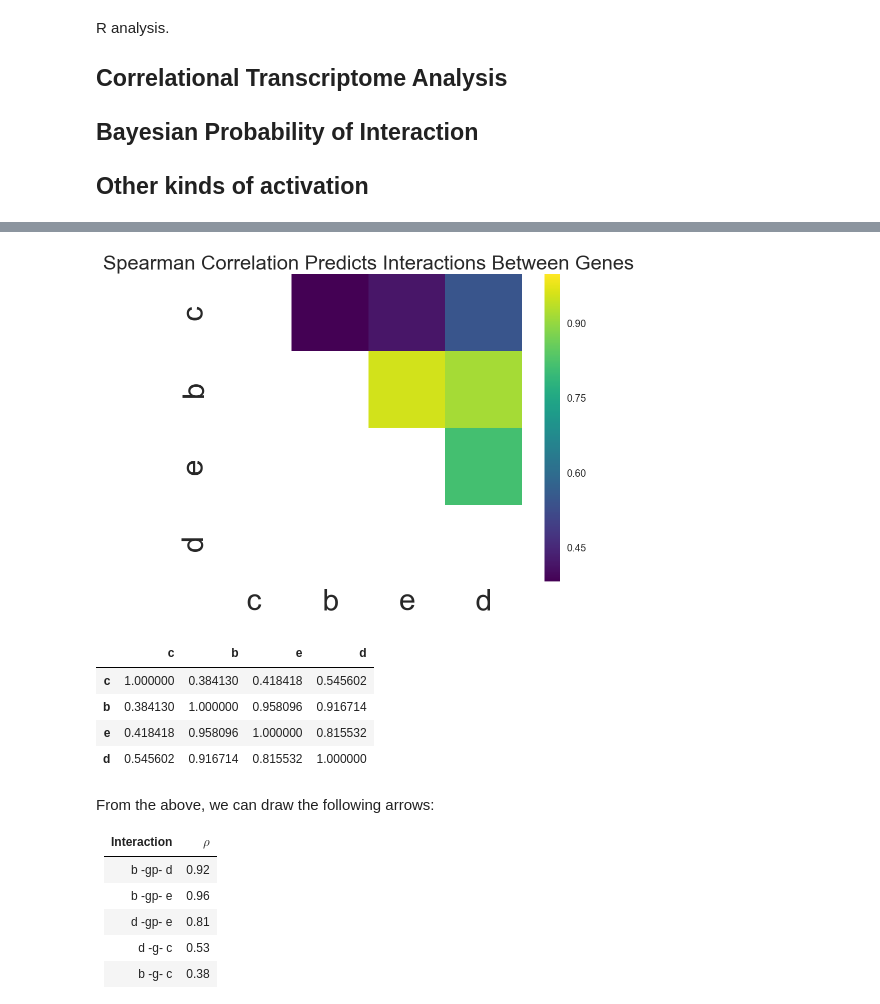
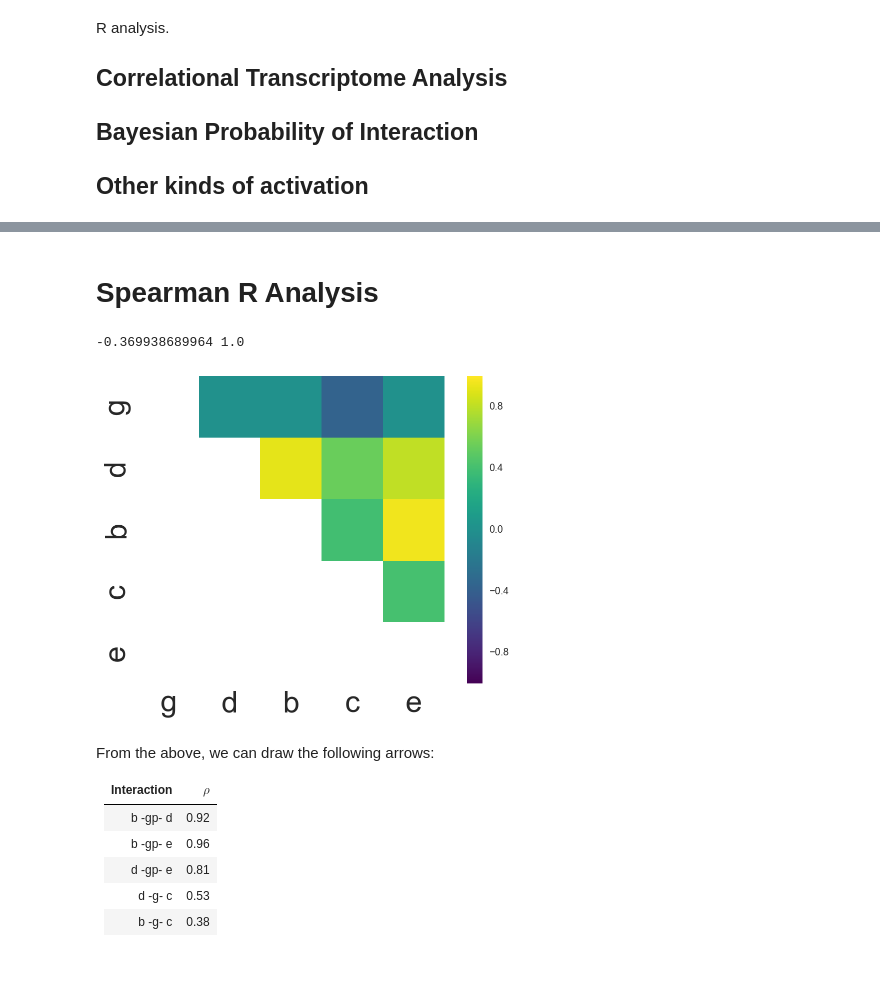
Before and after one commit to WormLabCaltech/mprsq, a Jupyter notebook: src/Genetic Analysis of RNA-Seq Data.ipynb, the cells around one changed output, grey strips where cells are left out. Saved outputs shown, nothing was run; the diff lists cells and outputs as text; code cells hidden in the pictures; blank space fills up the shorter version.

```diff
--- a/src/Genetic Analysis of RNA-Seq Data.ipynb
+++ b/src/Genetic Analysis of RNA-Seq Data.ipynb
@@ -85,4 +72,18 @@ thomas.add_tpm(kallisto_loc, '/kallisto/abundance.tsv', '')
 # %%
+# Specify the genotypes
+single_mutants = ['b', 'c', 'd', 'e', 'g']
+double_mutants = {'a' : 'bd', 'f':'bc'}
+
+thomas = morgan.hunt('target_id', 'b', 'tpm', 'qval')
+thomas.add_genmap('../input/library_genotype_mapping.txt', comment='#')
+thomas.add_single_mutant(single_mutants)
+thomas.add_double_mutants(['a', 'f'], ['bd', 'bc'])
+thomas.set_qval()
+
+# Add the tpm files:
+kallisto_loc = '../input/kallisto_all/'
+thomas.add_tpm(kallisto_loc, '/kallisto/abundance.tsv', '')
+
 # Make all possible combinations of WT, X
 combs = {}
 for gene in thomas.genmap.genotype.unique():
@@ -92,3 +93,5 @@ for gene in thomas.genmap.genotype.unique():
 # load all the beta values for each genotype:
 sleuth_loc = '../sleuth/'
 thomas.add_betas(sleuth_loc, 'betas.csv', combs)
+
+thomas.filter_data(0, 0.1)
@@ -392,34 +478,30 @@ plt.savefig('../output/spearmanr_b_and_c.pdf')
+# %% [markdown]
+# Spearman R Analysis
 # %%
 # Perform Correlation Analysis
-
 def tri_plot(matrix, xlabels, ylabels=[]):
+    vmin= matrix.min().min()
+    vmax=np.max(matrix).max()
+    print(vmin, vmax)
     if len(ylabels) == 0:
         ylabels = xlabels
 
     mask = np.zeros_like(matrix)
     mask[np.tril_indices_from(mask)] = True
     with sns.axes_style("white"):
         ax = sns.heatmap(matrix, xticklabels=xlabels, yticklabels=ylabels, cmap='viridis',
-                         mask=mask, square=True)
+                         mask=mask, square=True, vmin=vmin, vmax=vmax)
     plt.xticks(fontsize=30)
     plt.yticks(fontsize=30)
 
 thomas.spearman_analysis()
 
 tri_plot(thomas.rho, thomas.single_mutants)
-plt.title('Spearman Correlation Predicts Interactions Between Genes', fontsize=20)
-plt.savefig('../output/spearmr_matrix_single_mutants.pdf', bbox_inches='tight')
+# plt.title('Robust Bayesian Correlations Predict Interaction Between Genes', fontsize=20)
+# plt.savefig('../output/spearmr_matrix_single_mutants.pdf', bbox_inches='tight')
 # %% [output]
+-0.369938689964 1.0
-[figure, old version]
+[figure, new version]
-# %%
-# Print the spearman correlation matrix viewed above to get the numbers exactly:
-thomas.rho
-# %% [output]
-|  | c | b | e | d |
-| c | 1.000000 | 0.384130 | 0.418418 | 0.545602 |
-| b | 0.384130 | 1.000000 | 0.958096 | 0.916714 |
-| e | 0.418418 | 0.958096 | 1.000000 | 0.815532 |
-| d | 0.545602 | 0.916714 | 0.815532 | 1.000000 |
 # %% [markdown]
 From the above, we can draw the following arrows:
 
```
Also changed, not shown: parts of 92 cells of this notebook, 41 other files.
